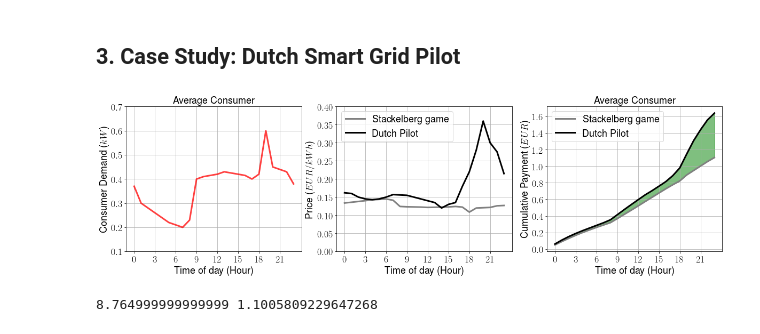
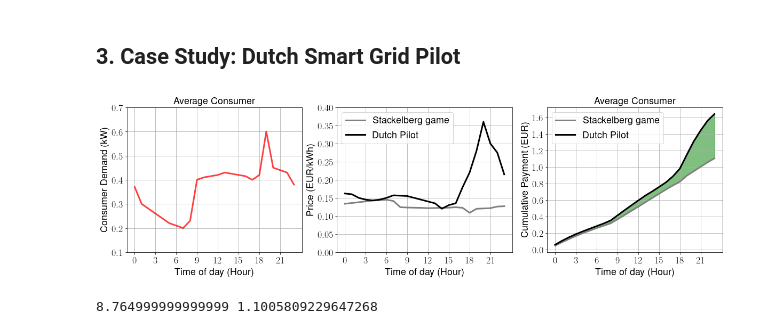
Before and after one commit to kalsheh2/DemandResponse, a Jupyter notebook: CaseStudies.ipynb, the cells around one changed output. Cells and saved outputs as stored; diff of their text form; code cells hidden in the pictures.

```diff
--- a/CaseStudies.ipynb
+++ b/CaseStudies.ipynb
@@ -551,7 +567,7 @@ plt.yticks(fontsize=18)
 plt.plot(P[0,:],color='grey',label='Stackelberg game',linewidth=3)
 plt.plot(P_Eco[0,:],color='k',label='Dutch Pilot',linewidth=3,alpha=1)
 plt.grid(True)
-plt.ylabel('Price ($EUR/kWh$)',fontsize=18)
+plt.ylabel('Price (EUR/kWh)',fontsize=18)
 plt.xlabel('Time of day (Hour)',fontsize=18)
 plt.legend(fontsize=18,loc='best')
 
@@ -572,10 +588,10 @@ for i in range(T):
 # plt.plot(G[0,:],color='g',label='Power availability',linewidth=3)
 plt.plot(dd,color='r',linewidth=3,alpha=0.75)
 plt.grid(True)
-plt.ylabel('Consumer Demand ($kW$)',fontsize=18)
+plt.ylabel('Consumer Demand (kW)',fontsize=18)
 plt.xlabel('Time of day (Hour)',fontsize=18)
 plt.title('Average Consumer',fontsize=18)
-plt.legend(fontsize=18,loc='best')
+# plt.legend(fontsize=18,loc='best')
 plt.ylim(np.min(dd)-0.1,np.max(dd)+.10)
 plt.xticks(np.arange(0, T, 3))
 plt.xticks(fontsize=18)
@@ -588,35 +604,35 @@ ax.get_yaxis().tick_left()
 
 
 for t in range(T):
     Payment_Stackelberg[t]=Payment_Stackelberg[t-1]+dd[t]*P[0,t]
     Payment_Eco[t]=Payment_Eco[t-1]+dd[t]*P_Eco[0,t]
 
 plt.grid(True)
 
-plt.ylabel('Cumulative Payment ($EUR$)',fontsize=18)
+plt.ylabel('Cumulative Payment (EUR)',fontsize=18)
 plt.xlabel('Time of day (Hour)',fontsize=18)
 plt.plot(Payment_Stackelberg[:],color='grey',label='Stackelberg game',linewidth=3)
 plt.plot(Payment_Eco[:],color='k',label='Dutch Pilot',linewidth=3)
 
 i=np.zeros([T])
 for j in range(T):
     i[j]=j
 
 ax.fill_between(i,Payment_Eco,Payment_Stackelberg,alpha=0.5, color='green')
 
 plt.title('Average Consumer',fontsize=18)
 plt.legend(fontsize=18,loc='best')
 plt.xticks(np.arange(0, T, 3))
 plt.xticks(fontsize=18)
 plt.yticks(fontsize=18)
 
 
 
 
 
 plt.savefig('Netherlands_Price_Power.pdf')
 # %% [output]
-[figure, old version]
+[figure, new version]
 # %%
 print(E_total/N,B[0])
 # %% [output]
```
Also changed, not shown: parts of 5 cells of this notebook.
